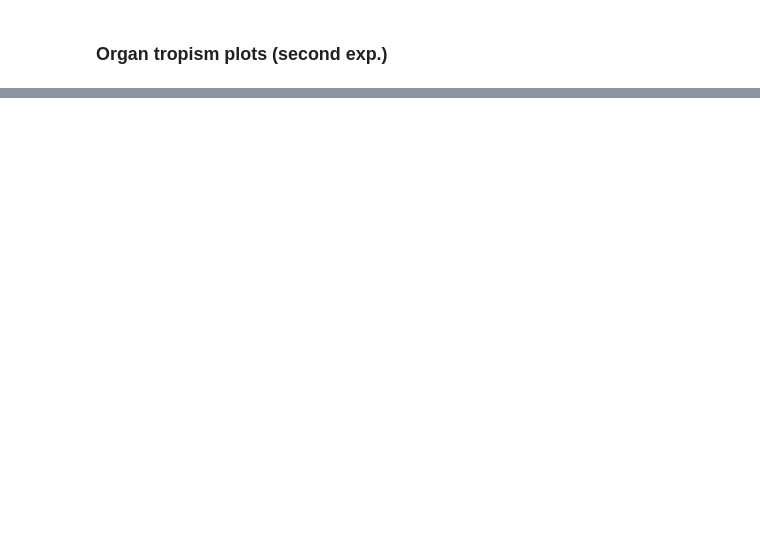
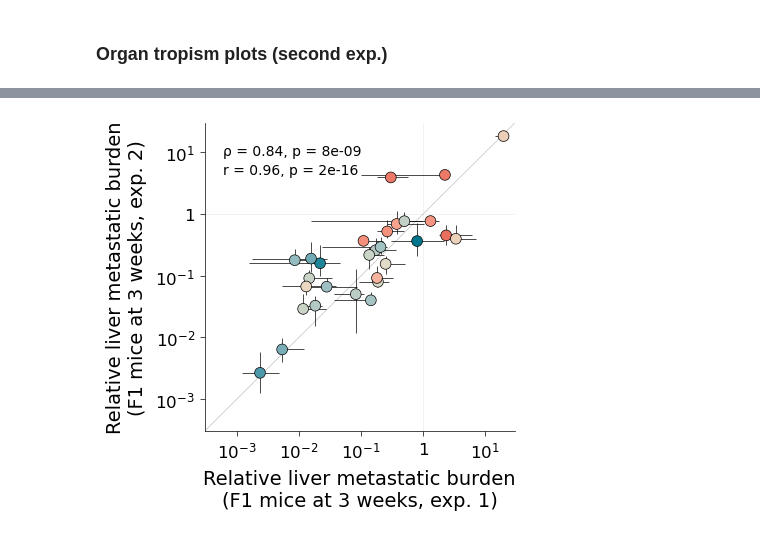
Before and after one commit to alyulina/metastatic-phenotypes, a Jupyter notebook: figures/fig4/fig4.ipynb, the cells around one changed output, grey strips where cells are left out. Drawn from its saved outputs; the diff is of its cells as text; code cells hidden in the pictures; blank space fills up the shorter version.

```diff
--- a/figures/fig4/fig4.ipynb
+++ b/figures/fig4/fig4.ipynb
@@ -1149,0 +222,14 @@ clID__label
+# %%
+name = 'relative_burden_liver_exp_1_vs_exp2'
+si = 'main'
+
+ax = utils.correlation_plot(clIDs_not_rejected, clID__color=clID__color_2,
+                            clID__y=clID__mean_liver_2, clID__yerr=clID__err_liver_2,
+                            clID__x=clID__mean_liver, clID__xerr=clID__err_liver,
+                            xtitle='Relative liver metastatic burden\n(F1 mice at 3 weeks, exp. 1)', ytitle='Relative liver metastatic burden\n(F1 mice at 3 weeks, exp. 2)',
+                            xlims=[3e-4, 0.3e2], xticks=[1e-4, 1e-3, 1e-2, 1e-1, 1e0, 1e1, 1e2], xlabels=['$10^{-4}$', '$10^{-3}$', '$10^{-2}$', '$10^{-1}$', '$1$', '$10^{1}$', '$10^{2}$'],
+                            ylims=[3e-4, 0.3e2], yticks=[1e-4, 1e-3, 1e-2, 1e-1, 1e0, 1e1, 1e2], ylabels=['$10^{-4}$', '$10^{-3}$', '$10^{-2}$', '$10^{-1}$', '$1$', '$10^{1}$', '$10^{2}$'])
+
+plt.savefig(path_to_save_figs + 'fig4/figs/' + si + '_' + name + '.pdf', dpi=300, bbox_inches='tight')
+# %% [output]
+[figure, added]
```
Also changed, not shown: parts of 125 cells of this notebook, 41 other files.
